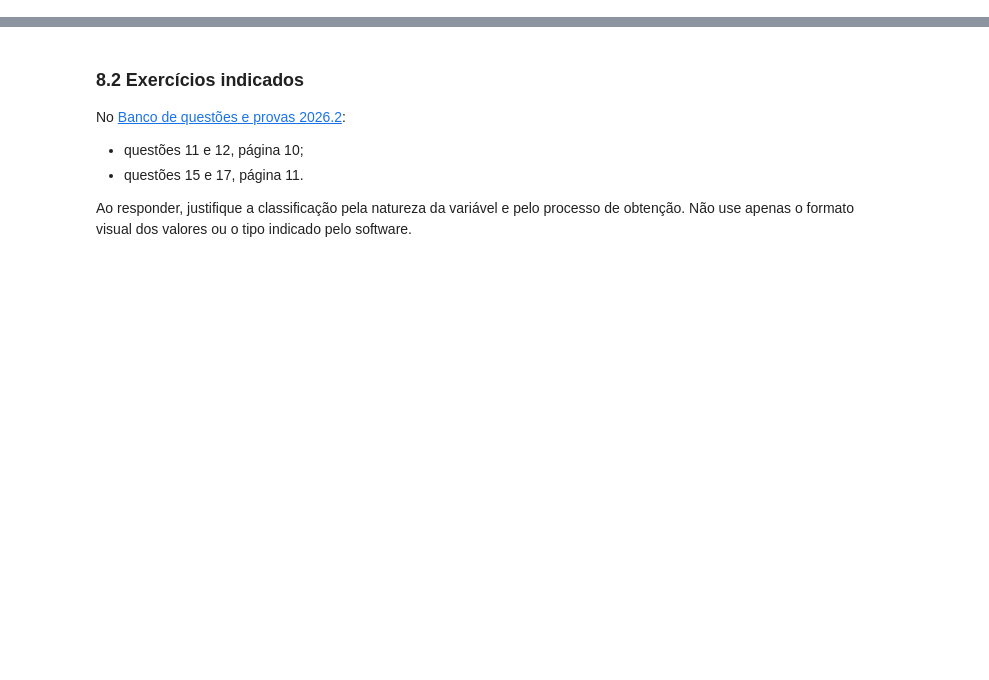
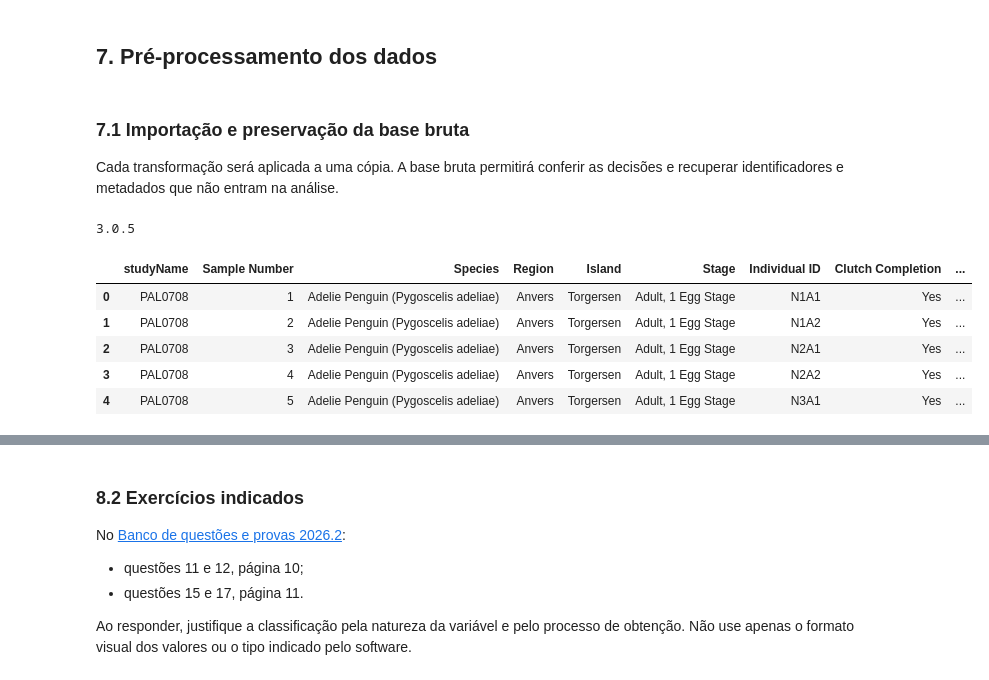
Before and after one commit to carubbi/MQ, a Jupyter notebook: notebooks/u1_a05.ipynb, the cells around one changed output, grey strips where cells are left out. Saved outputs shown, nothing was run; the diff lists cells and outputs as text; code cells hidden in the pictures; blank space fills up the shorter version.

```diff
--- a/notebooks/u1_a05.ipynb
+++ b/notebooks/u1_a05.ipynb
@@ -156,0 +131,25 @@ Esse registro transforma o pré-processamento em uma sequência auditável. Uma
+# %% [markdown]
+## 7. Pré-processamento dos dados
+# %% [markdown]
+### 7.1 Importação e preservação da base bruta
+
+Cada transformação será aplicada a uma cópia. A base bruta permitirá conferir as decisões e recuperar identificadores e metadados que não entram na análise.
+# %%
+# Importando a bilioteca de maipulação de dataframes
+import pandas as pd
+print(pd.__version__)
+# %% [output]
+3.0.5
+# %%
+# Definir o endereço e exibir as cinco primeiras observações
+url = '/content/penguins_raw.csv'
+url = 'https://raw.githubusercontent.com/allisonhorst/palmerpenguins/master/inst/extdata/penguins_raw.csv'
+df_raw = pd.read_csv(url)
+df_raw.head()
+# %% [output]
+|  | studyName | Sample Number | Species | Region | Island | Stage | Individual ID | Clutch Completion | ... |
+| 0 | PAL0708 | 1 | Adelie Penguin (Pygoscelis adeliae) | Anvers | Torgersen | Adult, 1 Egg Stage | N1A1 | Yes | ... |
+| 1 | PAL0708 | 2 | Adelie Penguin (Pygoscelis adeliae) | Anvers | Torgersen | Adult, 1 Egg Stage | N1A2 | Yes | ... |
+| 2 | PAL0708 | 3 | Adelie Penguin (Pygoscelis adeliae) | Anvers | Torgersen | Adult, 1 Egg Stage | N2A1 | Yes | ... |
+| 3 | PAL0708 | 4 | Adelie Penguin (Pygoscelis adeliae) | Anvers | Torgersen | Adult, 1 Egg Stage | N2A2 | Yes | ... |
+| 4 | PAL0708 | 5 | Adelie Penguin (Pygoscelis adeliae) | Anvers | Torgersen | Adult, 1 Egg Stage | N3A1 | Yes | ... |
```
Also changed, not shown: parts of 50 cells of this notebook, 1 other file.
